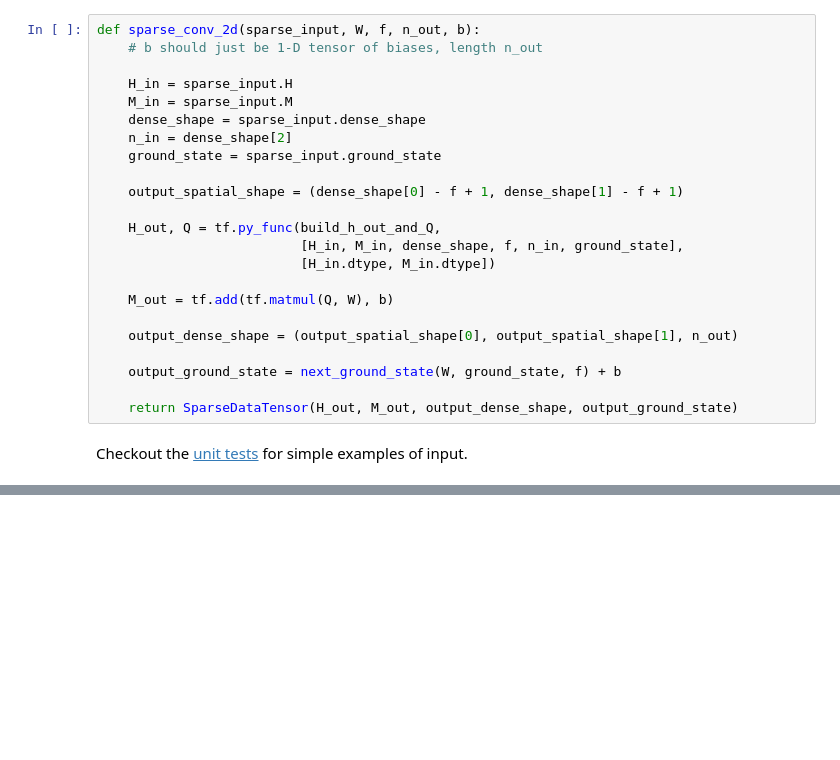
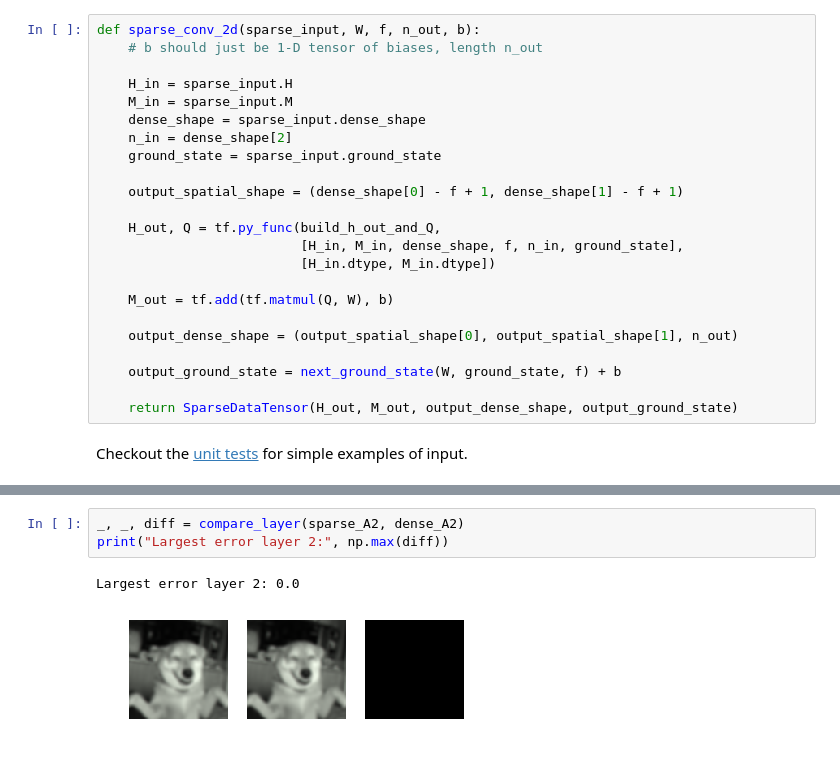
Before and after one commit to IdRatherBeCoding/sparse_cnn, a Jupyter notebook: sparse_cnn.ipynb, the cells around one changed output, grey strips where cells are left out. Cells and saved outputs as stored; diff of their text form; blank space fills up the shorter version.

```diff
--- a/sparse_cnn.ipynb
+++ b/sparse_cnn.ipynb
@@ -201,0 +266,6 @@ visualise_output(output.to_dense())
+# %%
+_, _, diff = compare_layer(sparse_A2, dense_A2)
+print("Largest error layer 2:", np.max(diff))
+# %% [output]
+Largest error layer 2: 0.0
+[figure, added]
```
Also changed, not shown: parts of 25 cells of this notebook.
